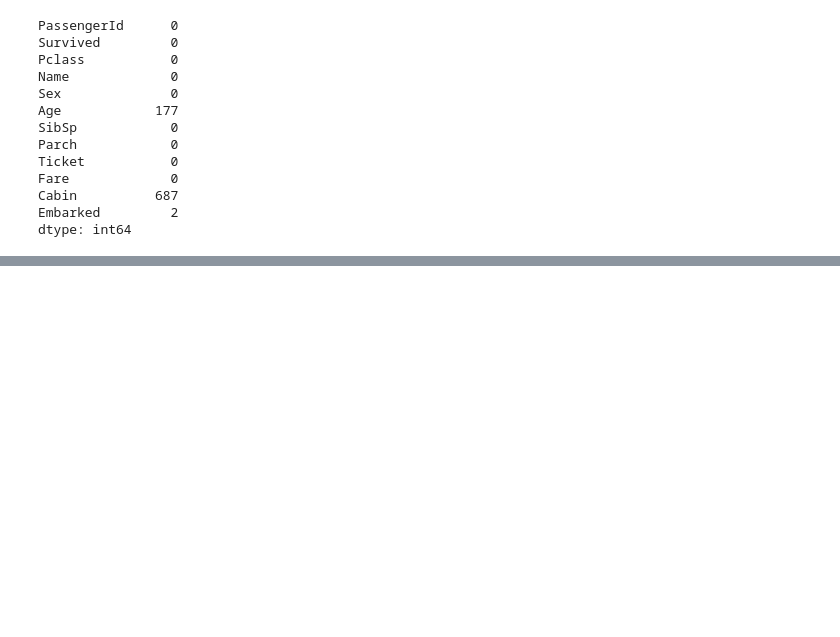
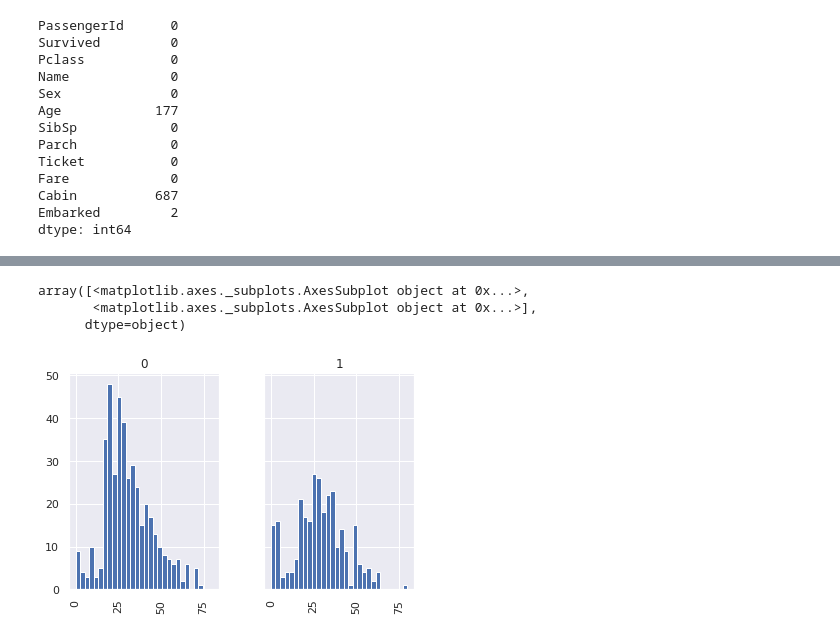
Before and after one commit to lerz30/ML_introduction, a Jupyter notebook: notebooks/pandas_intro.ipynb, the cells around one changed output, grey strips where cells are left out. Saved outputs shown, nothing was run; the diff lists cells and outputs as text; code cells hidden in the pictures; blank space fills up the shorter version.

```diff
--- a/notebooks/pandas_intro.ipynb
+++ b/notebooks/pandas_intro.ipynb
@@ -83,0 +107,8 @@ dtype: int64
+# %%
+#Histogram of "Ages"group by "Survived"
+df.hist(column='Age', by='Survived', sharey=True, bins=30,  range=(0, df['Age'].max()))
+# %% [output]
+array([<matplotlib.axes._subplots.AxesSubplot object at 0x...>,
+       <matplotlib.axes._subplots.AxesSubplot object at 0x...>],
+      dtype=object)
+[figure, added]
```
Also changed, not shown: parts of 18 cells of this notebook.
